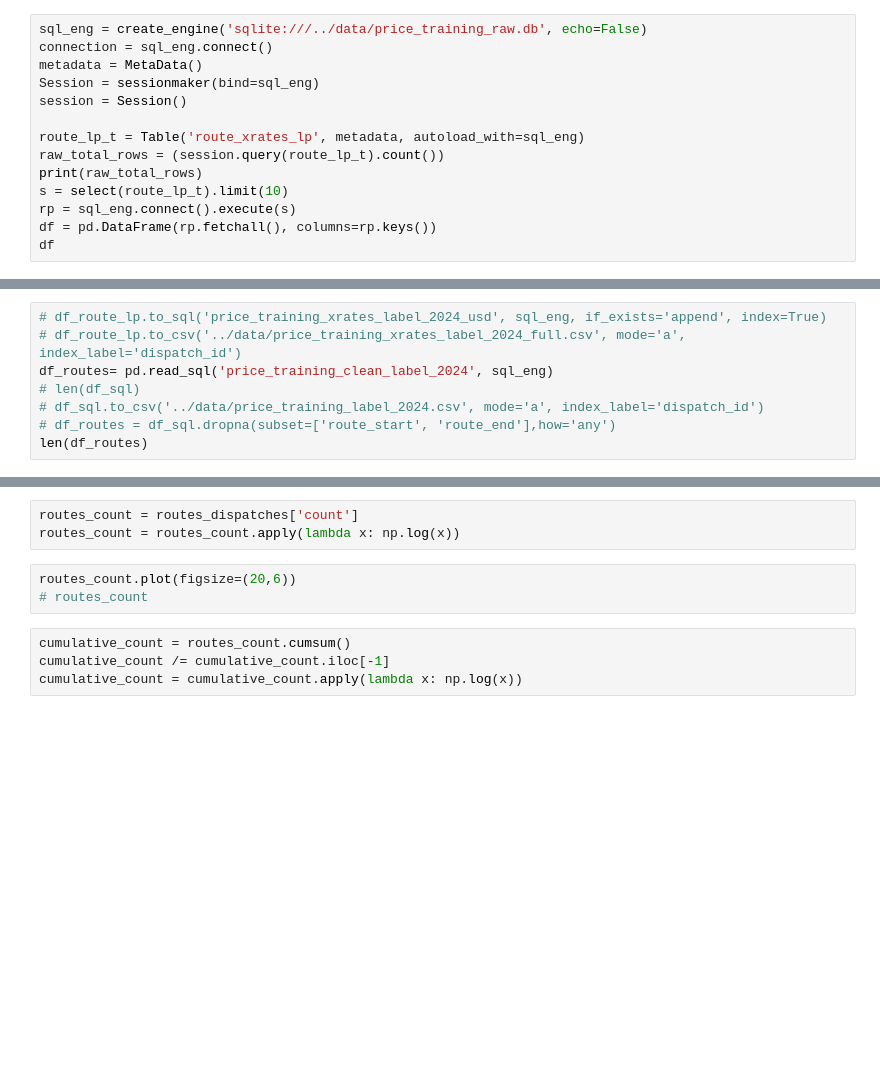
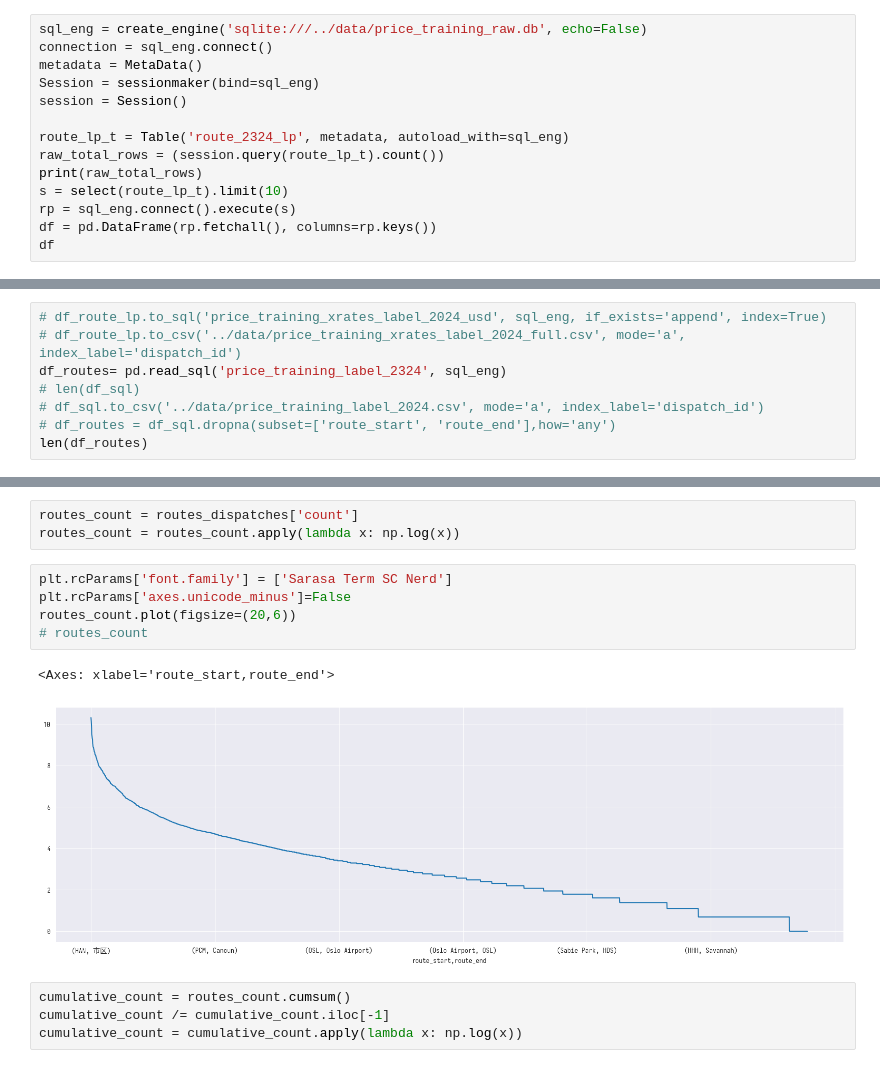
Before and after one commit to Binjian/pricing, a Jupyter notebook: nbs/01.data.database.label.ipynb, the cells around one changed output, grey strips where cells are left out. Drawn from its saved outputs; the diff is of its cells as text; blank space fills up the shorter version.

```diff
--- a/nbs/01.data.database.label.ipynb
+++ b/nbs/01.data.database.label.ipynb
@@ -222,7 +359,7 @@ metadata = MetaData()
 Session = sessionmaker(bind=sql_eng)
 session = Session()
 
-route_lp_t = Table('route_xrates_lp', metadata, autoload_with=sql_eng)
+route_lp_t = Table('route_2324_lp', metadata, autoload_with=sql_eng)
 raw_total_rows = (session.query(route_lp_t).count())
 print(raw_total_rows)
 s = select(route_lp_t).limit(10)
@@ -325,7 +553,7 @@ for chunk in tqdm(pd.read_csv("../data/price_training_xrates_label_2024.csv", in
 # %%
 # df_route_lp.to_sql('price_training_xrates_label_2024_usd', sql_eng, if_exists='append', index=True)
 # df_route_lp.to_csv('../data/price_training_xrates_label_2024_full.csv', mode='a', index_label='dispatch_id')
-df_routes= pd.read_sql('price_training_clean_label_2024', sql_eng)
+df_routes= pd.read_sql('price_training_label_2324', sql_eng)
 # len(df_sql)
 # df_sql.to_csv('../data/price_training_label_2024.csv', mode='a', index_label='dispatch_id')
 # df_routes = df_sql.dropna(subset=['route_start', 'route_end'],how='any')
@@ -400,9 +724,14 @@ import numpy as np
 # %%
 routes_count = routes_dispatches['count']
 routes_count = routes_count.apply(lambda x: np.log(x))
-# %%
-routes_count.plot(figsize=(20,6))
-# routes_count
+# %%
+plt.rcParams['font.family'] = ['Sarasa Term SC Nerd']
+plt.rcParams['axes.unicode_minus']=False
+routes_count.plot(figsize=(20,6))
+# routes_count
+# %% [output]
+<Axes: xlabel='route_start,route_end'>
+[figure, added]
 # %%
 cumulative_count = routes_count.cumsum()
 cumulative_count /= cumulative_count.iloc[-1]
```
Also changed, not shown: parts of 78 cells of this notebook, 8 other files.
